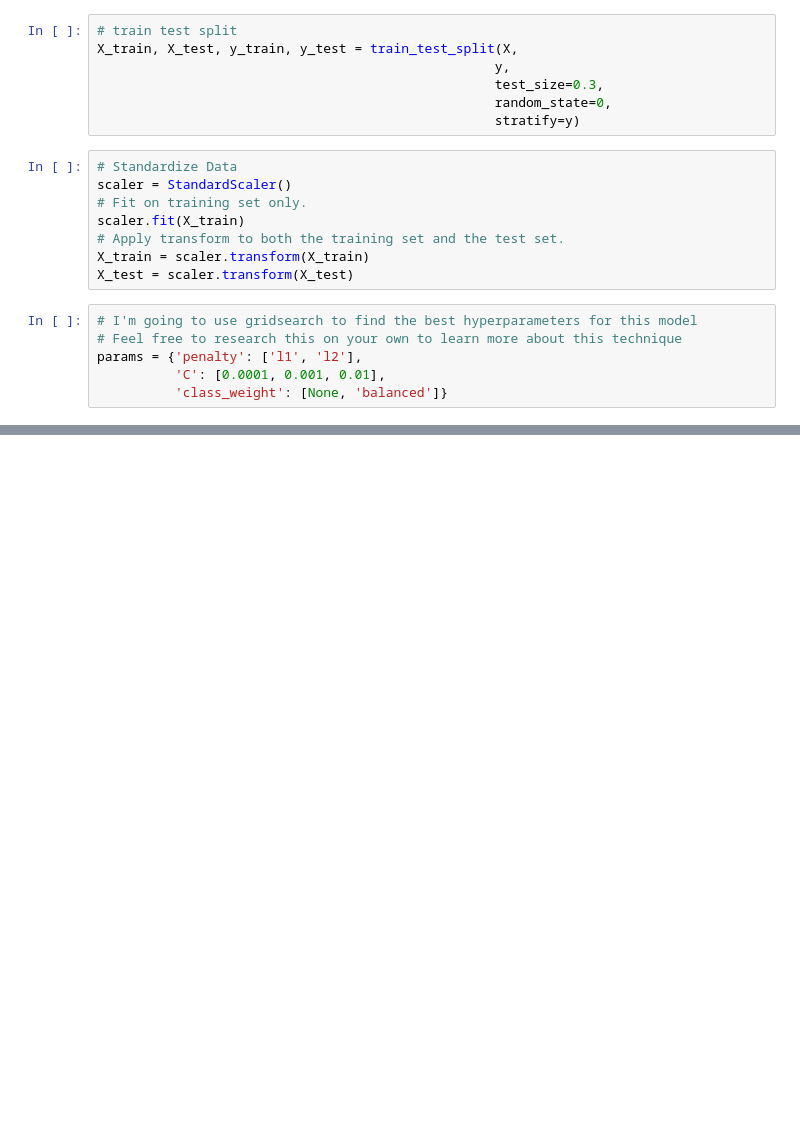
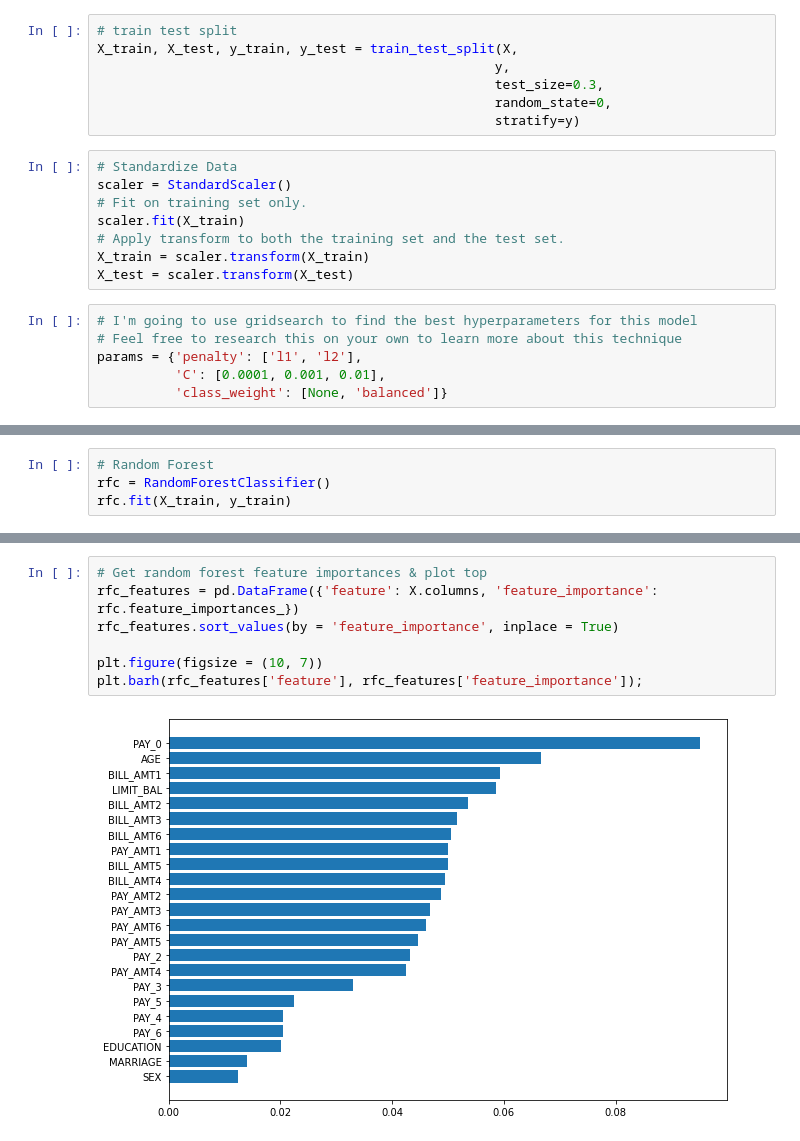
Before and after one commit to nikitha-ramchander/Credit-Card-Client, a Jupyter notebook: CreditCardProject.ipynb, the cells around one changed output, grey strips where cells are left out. Saved outputs shown, nothing was run; the diff lists cells and outputs as text; blank space fills up the shorter version.

```diff
--- a/CreditCardProject.ipynb
+++ b/CreditCardProject.ipynb
@@ -299,0 +364,4 @@ gs.fit(X_train, y_train)
+# %%
+# Random Forest
+rfc = RandomForestClassifier()
+rfc.fit(X_train, y_train)
@@ -299,0 +400,9 @@ gs.fit(X_train, y_train)
+# %%
+# Get random forest feature importances & plot top
+rfc_features = pd.DataFrame({'feature': X.columns, 'feature_importance': rfc.feature_importances_})
+rfc_features.sort_values(by = 'feature_importance', inplace = True)
+
+plt.figure(figsize = (10, 7))
+plt.barh(rfc_features['feature'], rfc_features['feature_importance']);
+# %% [output]
+[figure, added]
```
Also changed, not shown: parts of 15 cells of this notebook.
